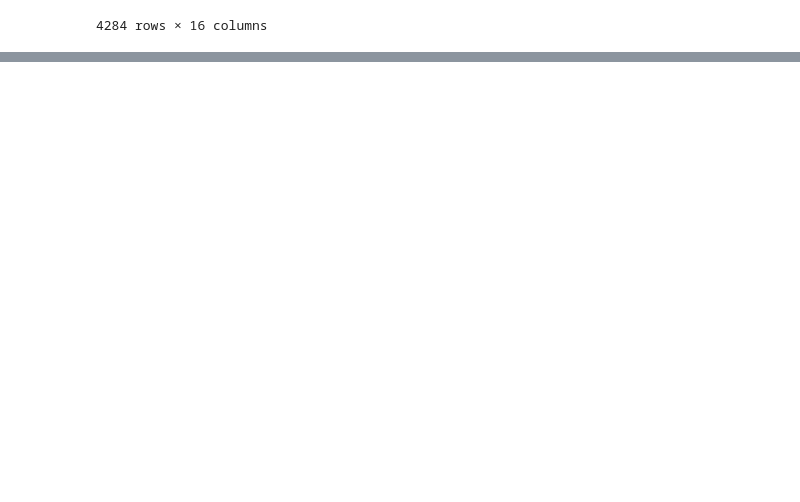
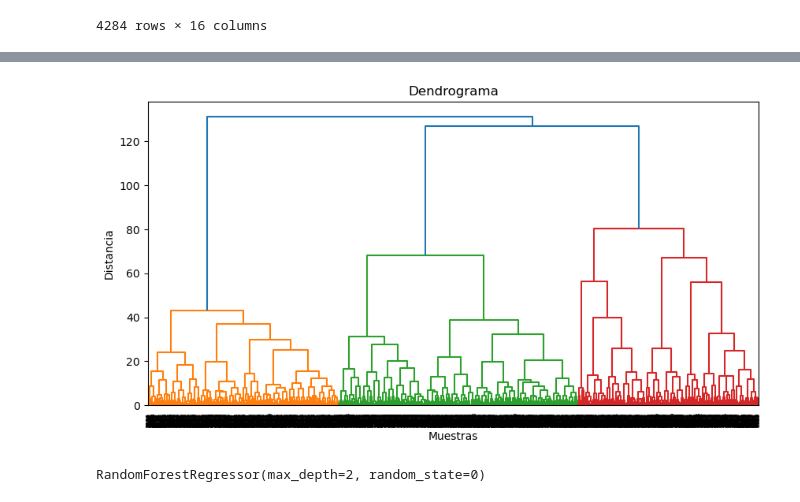
Before and after one commit to pablopuch/sagulpa_final, a Jupyter notebook: sagulpa.ipynb, the cells around one changed output, grey strips where cells are left out. Saved outputs shown, nothing was run; the diff lists cells and outputs as text; code cells hidden in the pictures; blank space fills up the shorter version.

Commit message:
first-train

```diff
--- a/sagulpa.ipynb
+++ b/sagulpa.ipynb
@@ -97,0 +221,20 @@ df_sagulpa
+# %%
+# Cargamos el dataset y lo preprocesamos
+iris = df_final
+X = df_final.drop(['catch_for_day'], axis=1)
+Y = df_final['catch_for_day']
+scaler = StandardScaler()
+X_scaled = scaler.fit_transform(X)
+
+# Calculamos la matriz de enlace
+Z = linkage(X_scaled, method='ward')
+
+# Creamos el dendrograma
+plt.figure(figsize=(10, 5))
+plt.title('Dendrograma')
+plt.xlabel('Muestras')
+plt.ylabel('Distancia')
+dendrogram(Z)
+plt.show()
+# %% [output]
+[figure, added]
@@ -98 +262,7 @@ df_sagulpa
+# %%
+from sklearn.ensemble import RandomForestRegressor
+regr = RandomForestRegressor(max_depth=2, random_state=0)
+regr.fit(x_train, y_train)
+# %% [output]
+RandomForestRegressor(max_depth=2, random_state=0)
 # %%
```
Also changed, not shown: parts of 17 cells of this notebook, 3 other files.
